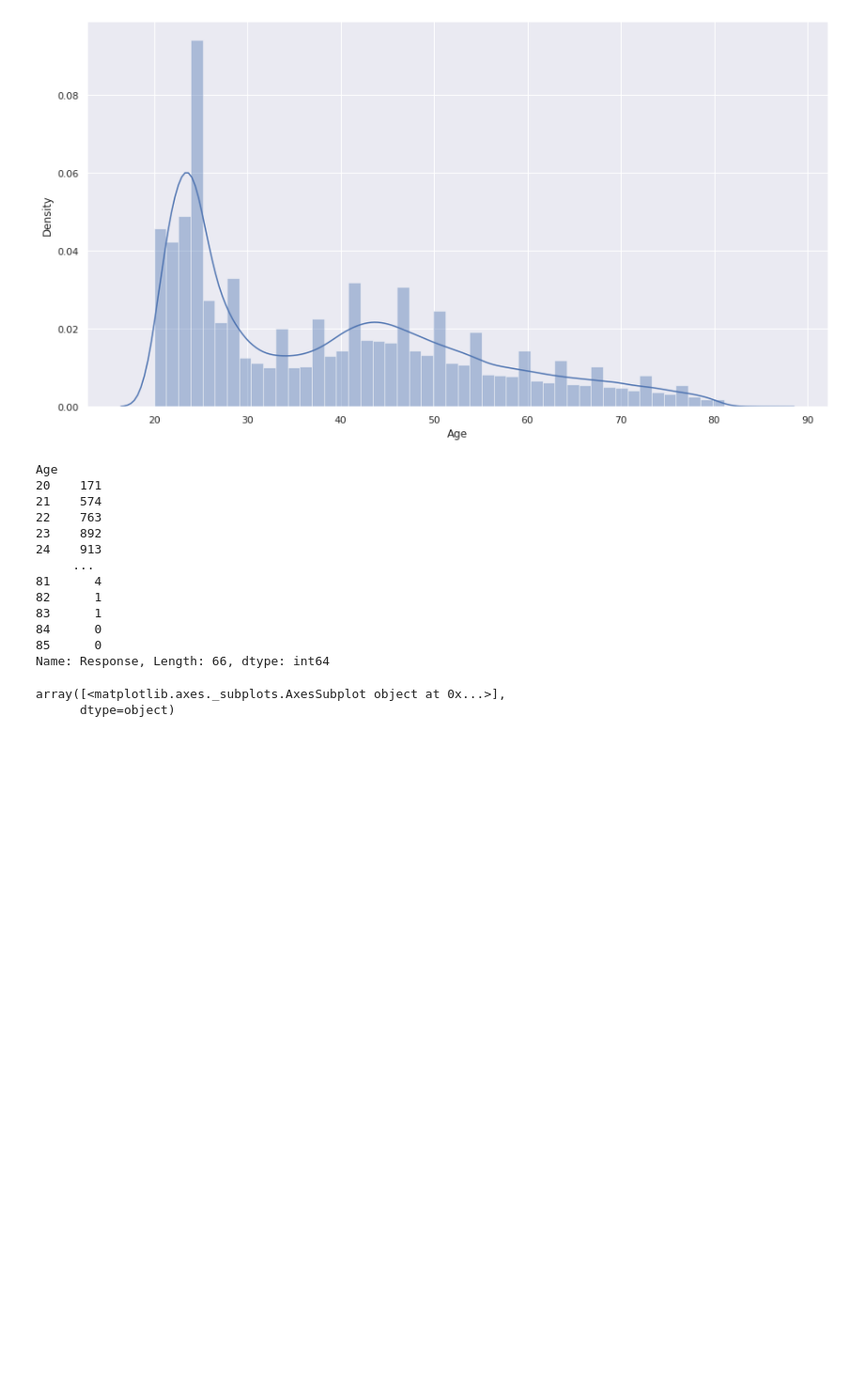
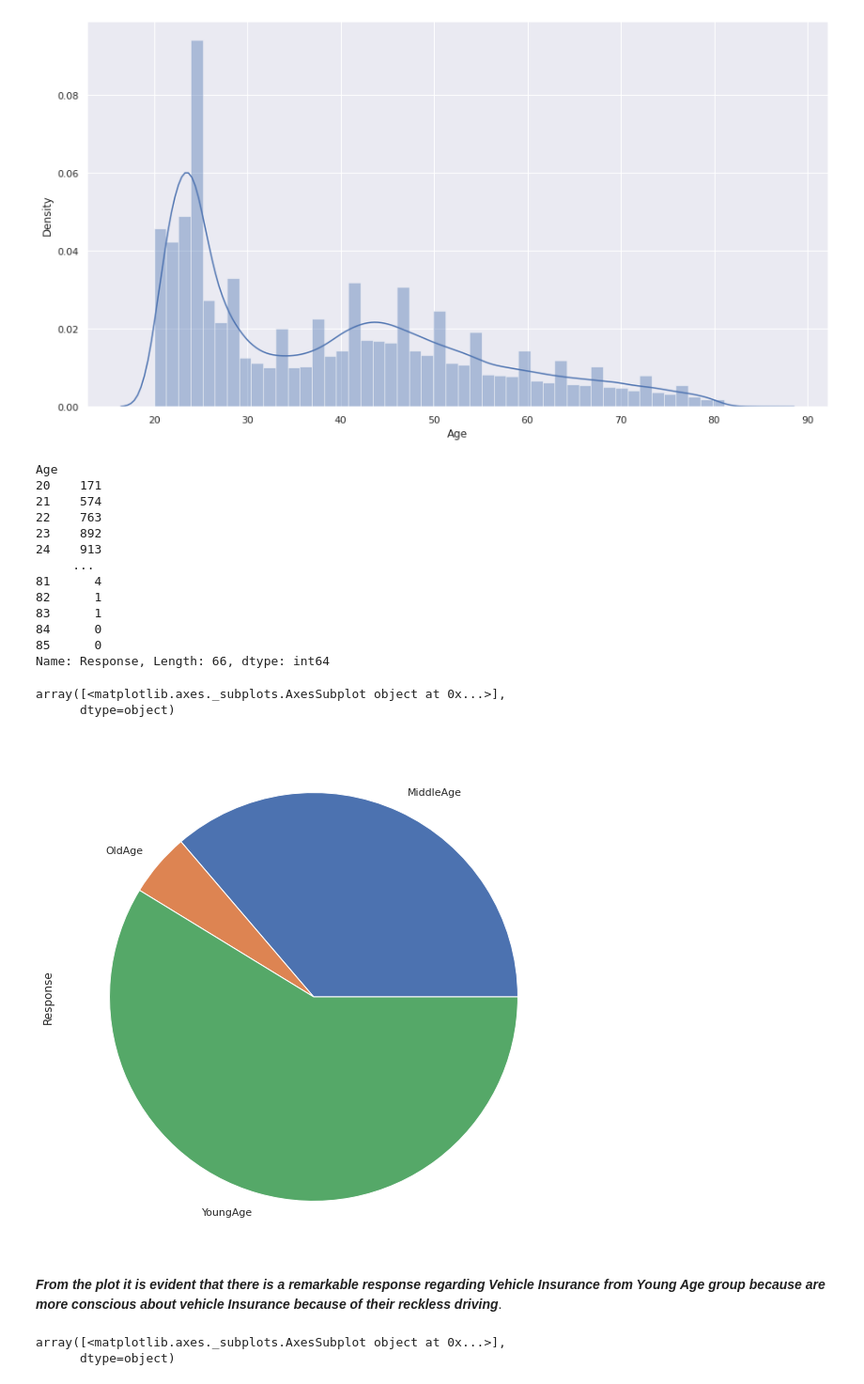
Before and after one commit to akifkashif/Health-Insurance-Prediction--Capstone-Project, a Jupyter notebook: Copy_of_HEALTH_INSURANCE_CROSS_SELL_PREDICTION.ipynb, the cells around one changed output. Shown: that part at 94% size. Drawn from its saved outputs; the diff is of its cells as text; code cells hidden in the pictures; blank space fills up the shorter version.

```diff
--- a/Copy_of_HEALTH_INSURANCE_CROSS_SELL_PREDICTION.ipynb
+++ b/Copy_of_HEALTH_INSURANCE_CROSS_SELL_PREDICTION.ipynb
@@ -180,6 +181,19 @@ Age
 84      0
 85      0
 Name: Response, Length: 66, dtype: int64
+# %%
+# Categorizing Age feature
+df['Age_Group'] = df['Age'].apply(lambda x:'YoungAge' if x >= 20 and x<=45 else 'MiddleAge' if x>45 and x<=65 else 'OldAge')
+# %%
+df_Age_Group =  df.groupby('Age_Group').sum()['Response']
+# %%
+df_Age_Group.plot(kind='pie', subplots=True, figsize=(10, 10))
+# %% [output]
+array([<matplotlib.axes._subplots.AxesSubplot object at 0x...>],
+      dtype=object)
+[figure, added]
+# %% [markdown]
+***From the plot it is evident that there is a remarkable response regarding Vehicle Insurance from Young Age group because are more conscious about vehicle Insurance because of their reckless driving***.
 # %%
 df_Age.plot(kind='bar', subplots=True, figsize=(20, 10))
 # %% [output]
```
Also changed, not shown: parts of 46 cells of this notebook.
